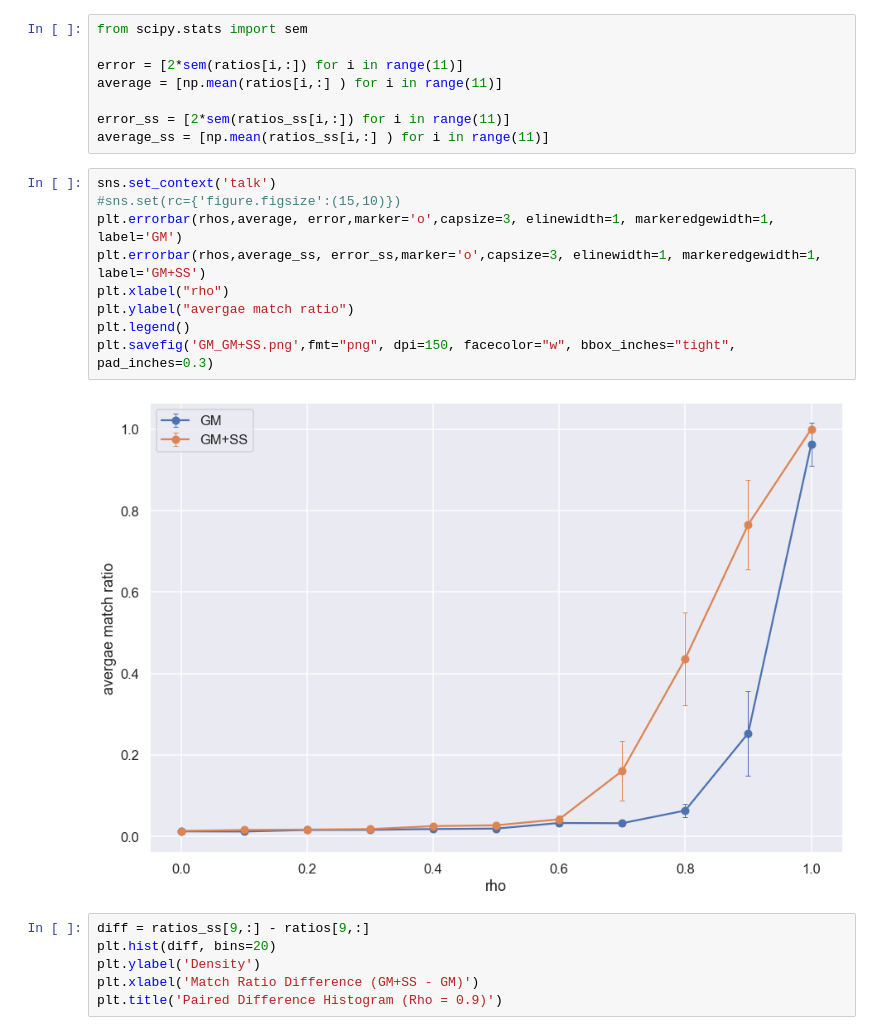
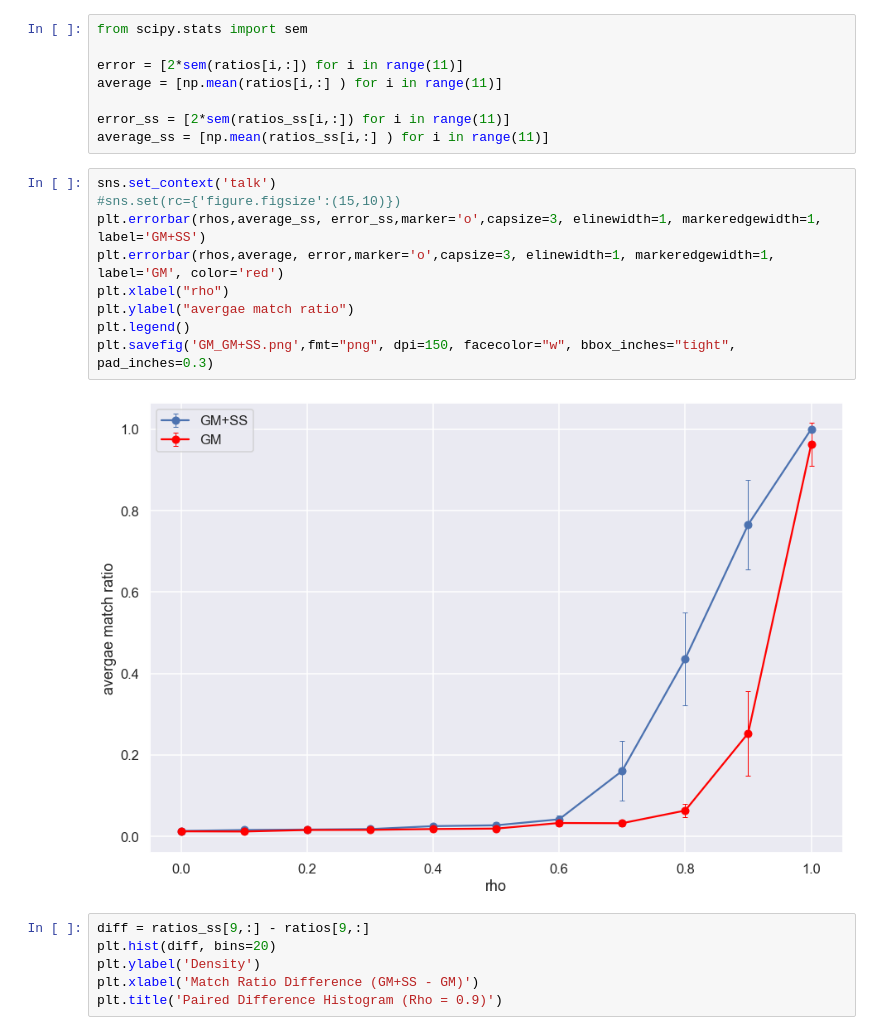
Before and after one commit to asaadeldin11/nbview, a Jupyter notebook: CEP_8-16-20.ipynb, the cells around one changed output. Drawn from its saved outputs; the diff is of its cells as text.

```diff
--- a/CEP_8-16-20.ipynb
+++ b/CEP_8-16-20.ipynb
@@ -110,14 +110,14 @@ average_ss = [np.mean(ratios_ss[i,:] ) for i in range(11)]
 # %%
 sns.set_context('talk')
 #sns.set(rc={'figure.figsize':(15,10)})
-plt.errorbar(rhos,average, error,marker='o',capsize=3, elinewidth=1, markeredgewidth=1, label='GM')
 plt.errorbar(rhos,average_ss, error_ss,marker='o',capsize=3, elinewidth=1, markeredgewidth=1, label='GM+SS')
+plt.errorbar(rhos,average, error,marker='o',capsize=3, elinewidth=1, markeredgewidth=1, label='GM', color='red')
 plt.xlabel("rho")
 plt.ylabel("avergae match ratio")
 plt.legend()
 plt.savefig('GM_GM+SS.png',fmt="png", dpi=150, facecolor="w", bbox_inches="tight", pad_inches=0.3)
 # %% [output]
-[figure, old version]
+[figure, new version]
 # %%
 diff = ratios_ss[9,:] - ratios[9,:]
 plt.hist(diff, bins=20)
```
